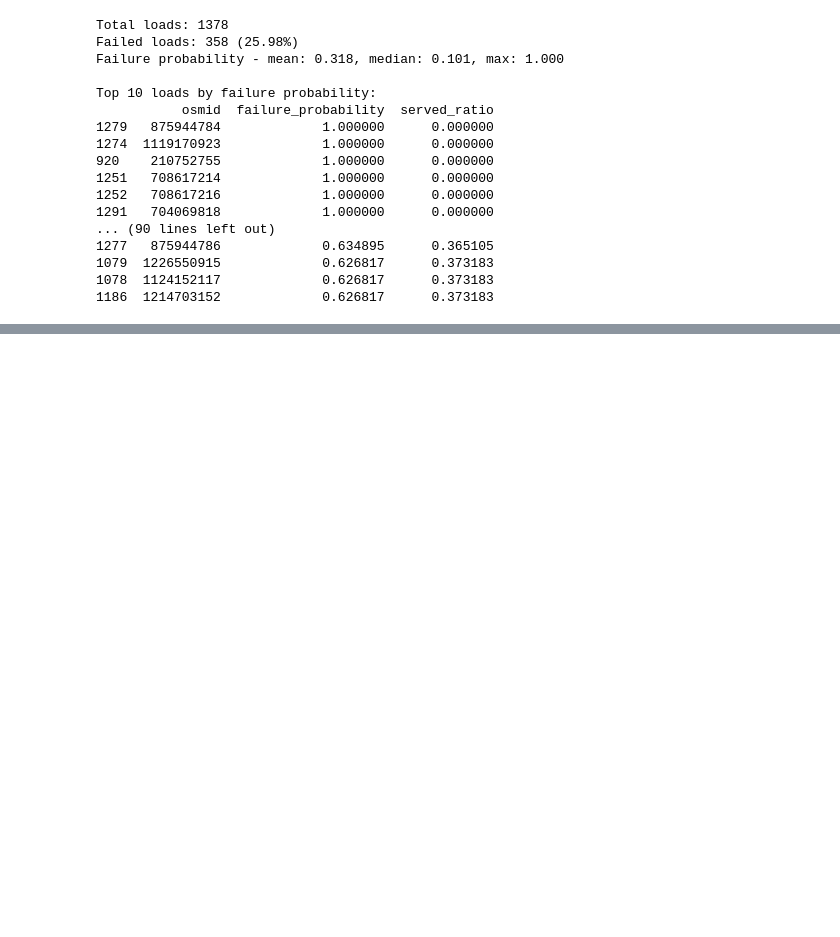
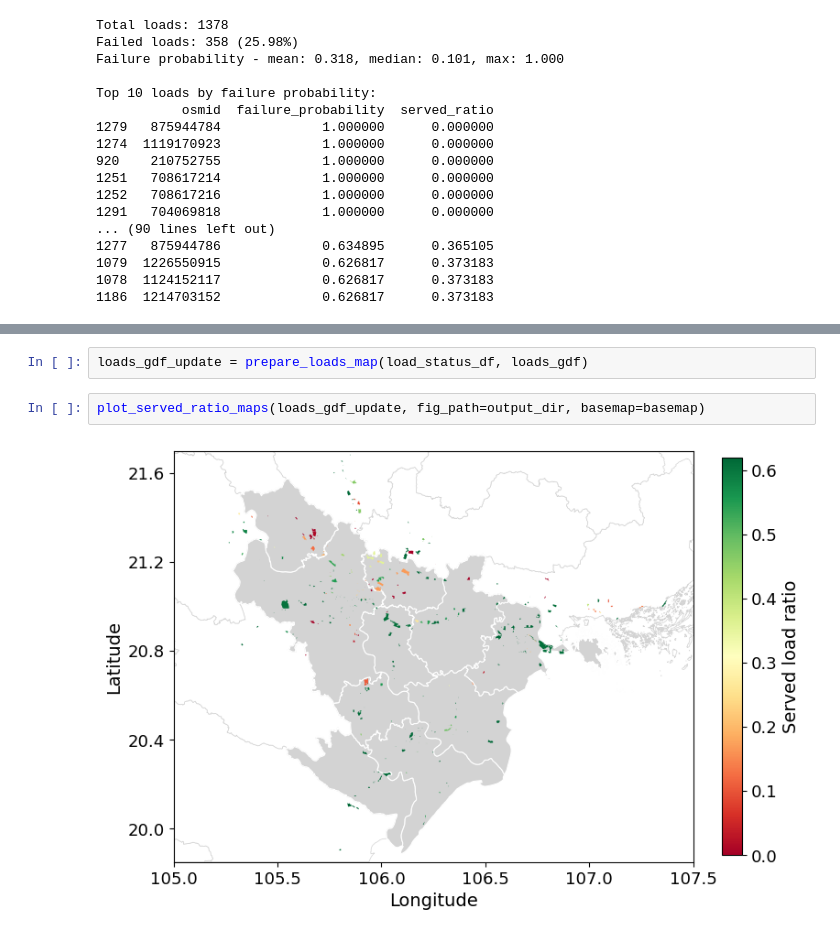
Before and after one commit to Mengqi-Ye/PowerFlowCascade, a Jupyter notebook: notebooks/8_result_figures_tc.ipynb, the cells around one changed output, grey strips where cells are left out. Saved outputs shown, nothing was run; the diff lists cells and outputs as text; blank space fills up the shorter version.

```diff
--- a/notebooks/8_result_figures_tc.ipynb
+++ b/notebooks/8_result_figures_tc.ipynb
@@ -1267,0 +775,6 @@ std_dev.to_csv(os.path.join(base_dir, "std_dev.csv"))
+# %%
+loads_gdf_update = prepare_loads_map(load_status_df, loads_gdf)
+# %%
+plot_served_ratio_maps(loads_gdf_update, fig_path=output_dir, basemap=basemap)
+# %% [output]
+[figure, added]
```
Also changed, not shown: parts of 41 cells of this notebook, 16 other files.
